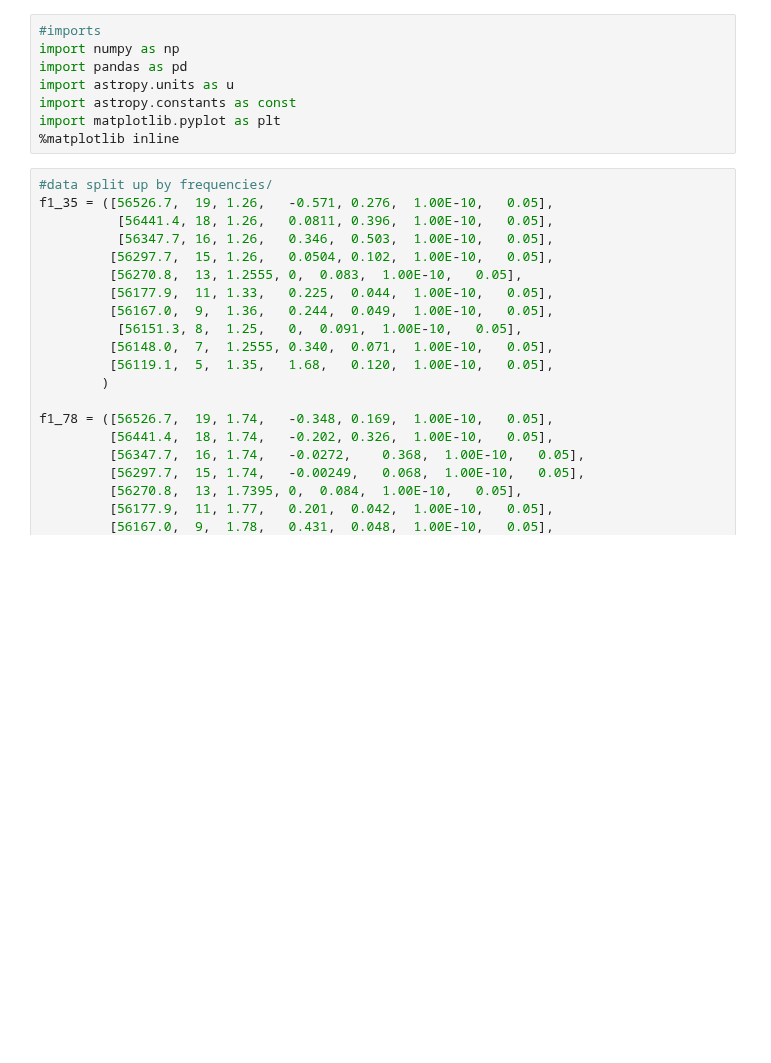
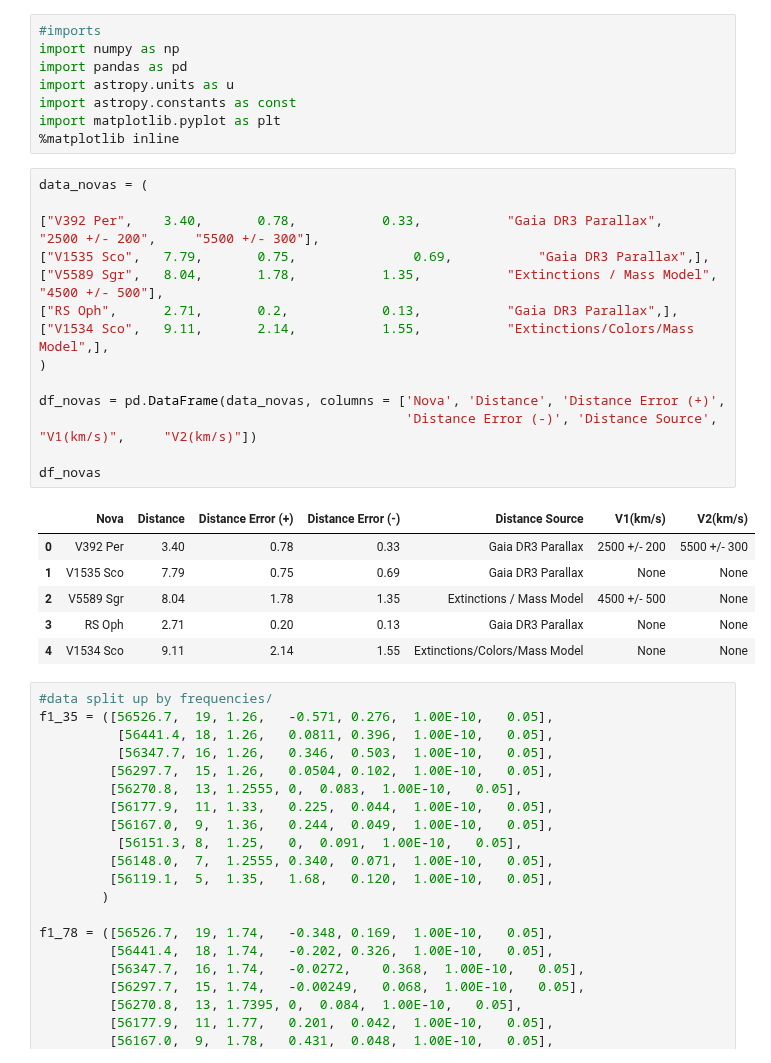
Before and after one commit to Wilhelm005/Research-Code, a Jupyter notebook: V5589Sgr_Brightness_Temp.ipynb, the cells around one changed output. Cells and saved outputs as stored; diff of their text form; blank space fills up the shorter version.

```diff
--- a/V5589Sgr_Brightness_Temp.ipynb
+++ b/V5589Sgr_Brightness_Temp.ipynb
@@ -8,6 +8,27 @@ import astropy.units as u
 import astropy.constants as const
 import matplotlib.pyplot as plt
 %matplotlib inline
+# %%
+data_novas = (
+
+["V392 Per",	3.40,    	0.78,			0.33,			"Gaia DR3 Parallax",			"2500 +/- 200",		"5500 +/- 300"],
+["V1535 Sco",	7.79,	  	0.75,	        	0.69,			"Gaia DR3 Parallax",],
+["V5589 Sgr",	8.04,		1.78,			1.35,			"Extinctions / Mass Model",					"4500 +/- 500"],
+["RS Oph",		2.71,		0.2,			0.13,			"Gaia DR3 Parallax",],
+["V1534 Sco",	9.11,		2.14,			1.55,			"Extinctions/Colors/Mass Model",],
+)
+
+df_novas = pd.DataFrame(data_novas, columns = ['Nova', 'Distance', 'Distance Error (+)',
+                                               'Distance Error (-)', 'Distance Source', "V1(km/s)",		"V2(km/s)"])
+
+df_novas
+# %% [output]
+|  | Nova | Distance | Distance Error (+) | Distance Error (-) | Distance Source | V1(km/s) | V2(km/s) |
+| 0 | V392 Per | 3.40 | 0.78 | 0.33 | Gaia DR3 Parallax | 2500 +/- 200 | 5500 +/- 300 |
+| 1 | V1535 Sco | 7.79 | 0.75 | 0.69 | Gaia DR3 Parallax | None | None |
+| 2 | V5589 Sgr | 8.04 | 1.78 | 1.35 | Extinctions / Mass Model | 4500 +/- 500 | None |
+| 3 | RS Oph | 2.71 | 0.20 | 0.13 | Gaia DR3 Parallax | None | None |
+| 4 | V1534 Sco | 9.11 | 2.14 | 1.55 | Extinctions/Colors/Mass Model | None | None |
 # %%
 #data split up by frequencies/
 f1_35 = ([56526.7,	19,	1.26,	-0.571,	0.276,	1.00E-10,	0.05],
```
Also changed, not shown: parts of 13 cells of this notebook, 9 other files.
